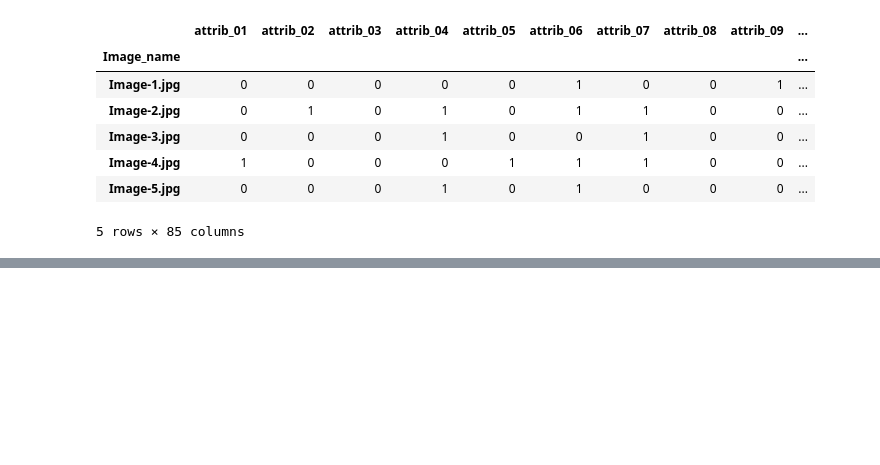
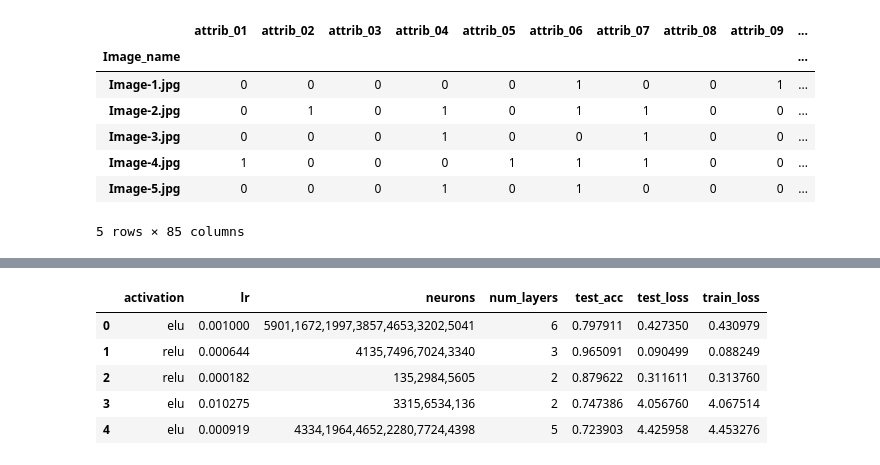
Before and after one commit to moisesvw/dojo, a Jupyter notebook: challenge/attributes-of-animals/zoo_attributes.ipynb, the cells around one changed output, grey strips where cells are left out. Drawn from its saved outputs; the diff is of its cells as text; code cells hidden in the pictures; blank space fills up the shorter version.

Commit message:
commit last change

```diff
--- a/challenge/attributes-of-animals/zoo_attributes.ipynb
+++ b/challenge/attributes-of-animals/zoo_attributes.ipynb
@@ -135,0 +194,4 @@ df_preds.to_csv('result.csv')
+# %%
+_layer_comb = layer_comb[:]
+random.shuffle(_layer_comb)
+_layer_comb[:10]
@@ -135,0 +209,36 @@ df_preds.to_csv('result.csv')
+# %%
+trains = []
+for (num_layers, activation, lr, num_neuron_set) in _layer_comb:
+    model = Sequential()
+    for i_layer in range(num_layers):
+        num_neurons = neurons_set[num_neuron_set][num_layers][i_layer]
+        if i_layer == 0:
+            model.add(Dense(num_neurons, activation=activation, input_dim=X_train.shape[1]))
+        else:
+            model.add(Dense(num_neurons, activation=activation))
+        model.add(Dropout(0.5))
+    # Last Layer
+    model.add(Dense(y_train_.shape[1], activation='sigmoid'))
+    # Optimization
+    opt = Adam(lr=lr)
+    model.compile(loss='binary_crossentropy', optimizer=opt)
+    model.fit(X_train, y_train_, epochs=15, batch_size=2000, verbose=0)
+    # Prediction
+    preds = model.predict(X_test)
+    preds[preds>=0.5] = 1
+    preds[preds<0.5] = 0
+    result = preds.reshape(-1) == y_test_.reshape(-1)
+    acc_on_test = sum(result)/len(result)
+    # Losses
+    test_loss = model.evaluate(X_test, y_test_, verbose=0)
+    train_loss = model.evaluate(X_train, y_train_, verbose=0)
+
+    point_model = {
+        'num_layers':num_layers, 'activation':activation,
+        'lr':lr, 'test_loss':test_loss, 'test_acc':acc_on_test,
+        'train_loss':train_loss,
+        'neurons': ','.join([str(s) for s in neurons_set[num_neuron_set][num_layers] ] )
+    }
+    trains.append(point_model)
+    print("Layers:", num_layers, 'Activation',activation,
+          "Accuracy:", acc_on_test, "Test loss:", test_loss)
@@ -135,0 +264,10 @@ df_preds.to_csv('result.csv')
+# %%
+trains_data = pd.DataFrame(trains)
+trains_data.head()
+# %% [output]
+|  | activation | lr | neurons | num_layers | test_acc | test_loss | train_loss |
+| 0 | elu | 0.001000 | 5901,1672,1997,3857,4653,3202,5041 | 6 | 0.797911 | 0.427350 | 0.430979 |
+| 1 | relu | 0.000644 | 4135,7496,7024,3340 | 3 | 0.965091 | 0.090499 | 0.088249 |
+| 2 | relu | 0.000182 | 135,2984,5605 | 2 | 0.879622 | 0.311611 | 0.313760 |
+| 3 | elu | 0.010275 | 3315,6534,136 | 2 | 0.747386 | 4.056760 | 4.067514 |
+| 4 | elu | 0.000919 | 4334,1964,4652,2280,7724,4398 | 5 | 0.723903 | 4.425958 | 4.453276 |
```
Also changed, not shown: parts of 20 cells of this notebook.
